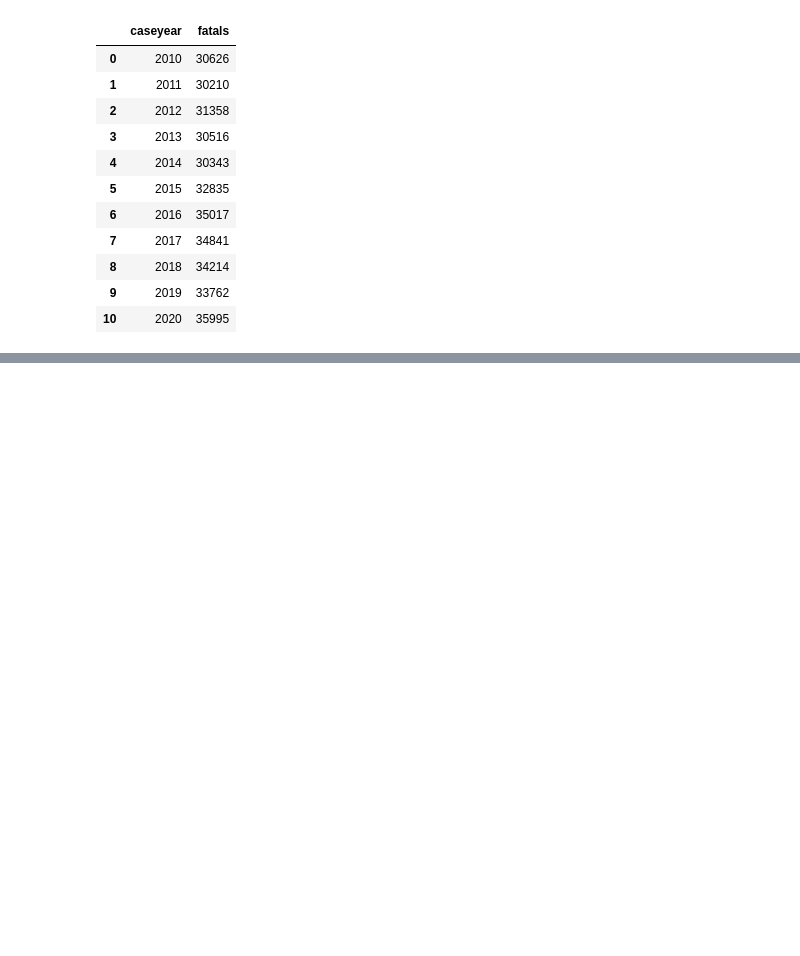
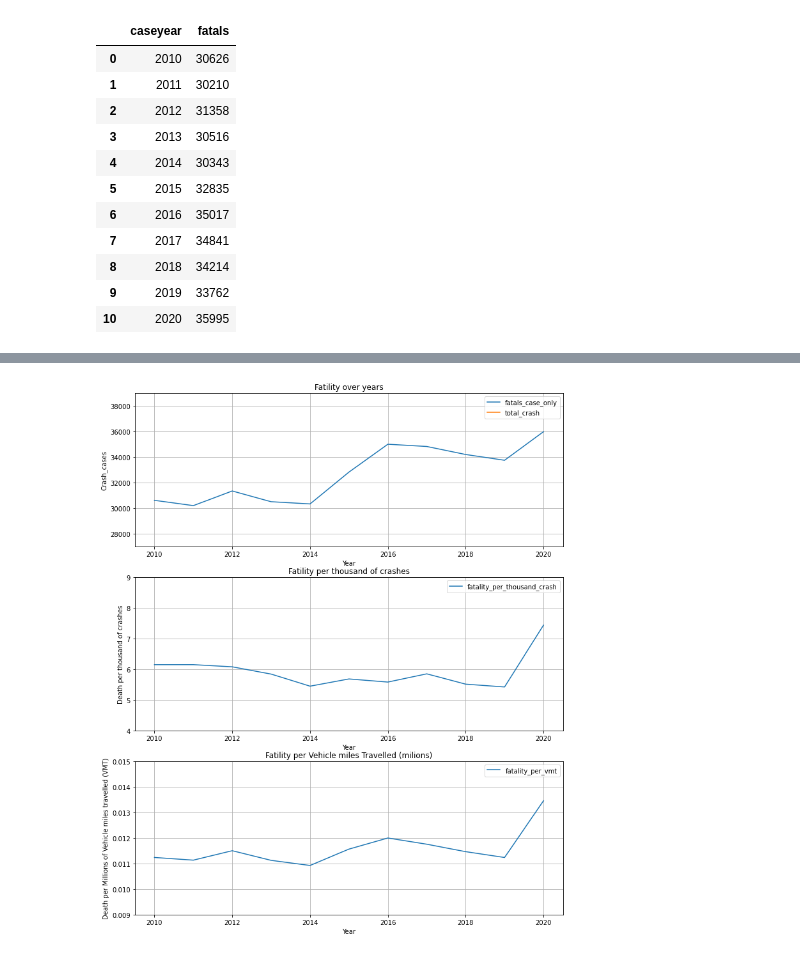
Before and after one commit to MZt92-ui/Project-1-Group-3, a Jupyter notebook: car_crash/data_analyse.ipynb, the cells around one changed output, grey strips where cells are left out. Cells and saved outputs as stored; diff of their text form; code cells hidden in the pictures; blank space fills up the shorter version.

```diff
--- a/car_crash/data_analyse.ipynb
+++ b/car_crash/data_analyse.ipynb
@@ -102,0 +106,21 @@ summary_crash_case
+# %%
+# plot total fatals per year
+fig, (p1,p2,p3) = plt.subplots(3,figsize=(12, 15))
+summary_crash_case.plot.line(x='caseyear',y='fatals_case_only',ax=p1,title='Fatility over years')
+summary_crash_case.plot.line(x='caseyear',y='total_crash',ax=p1,title='Fatility over years')
+p1.set_ylim(27000,39000)
+p1.set_xlabel("Year")
+p1.set_ylabel('Crash_cases')
+p1.grid()
+summary_crash_case.plot.line(x='caseyear',y='fatality_per_thousand_crash',ax=p2,title='Fatility per thousand of crashes')
+p2.set_ylim(4,9)
+p2.set_xlabel("Year")
+p2.set_ylabel('Death per thousand of crashes')
+p2.grid()
+summary_crash_case.plot.line(x='caseyear',y='fatality_per_vmt',ax=p3,title='Fatility per Vehicle miles Travelled (milions)')
+p3.set_ylim(0.009,0.015)
+p3.set_xlabel("Year")
+p3.set_ylabel('Death per Millions of Vehicle miles travelled (VMT)')
+p3.grid()
+# %% [output]
+[figure, added]
```
Also changed, not shown: parts of 5 cells of this notebook, 2 other files.
